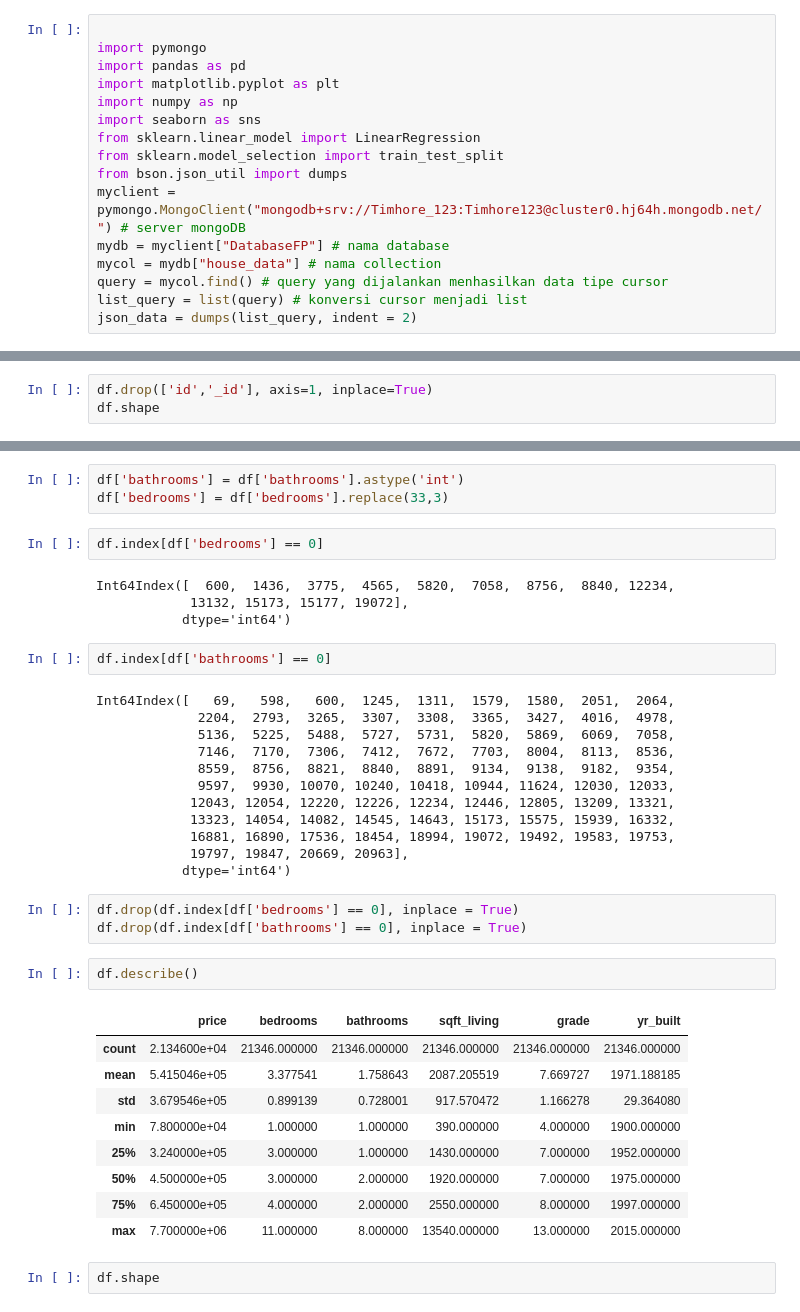
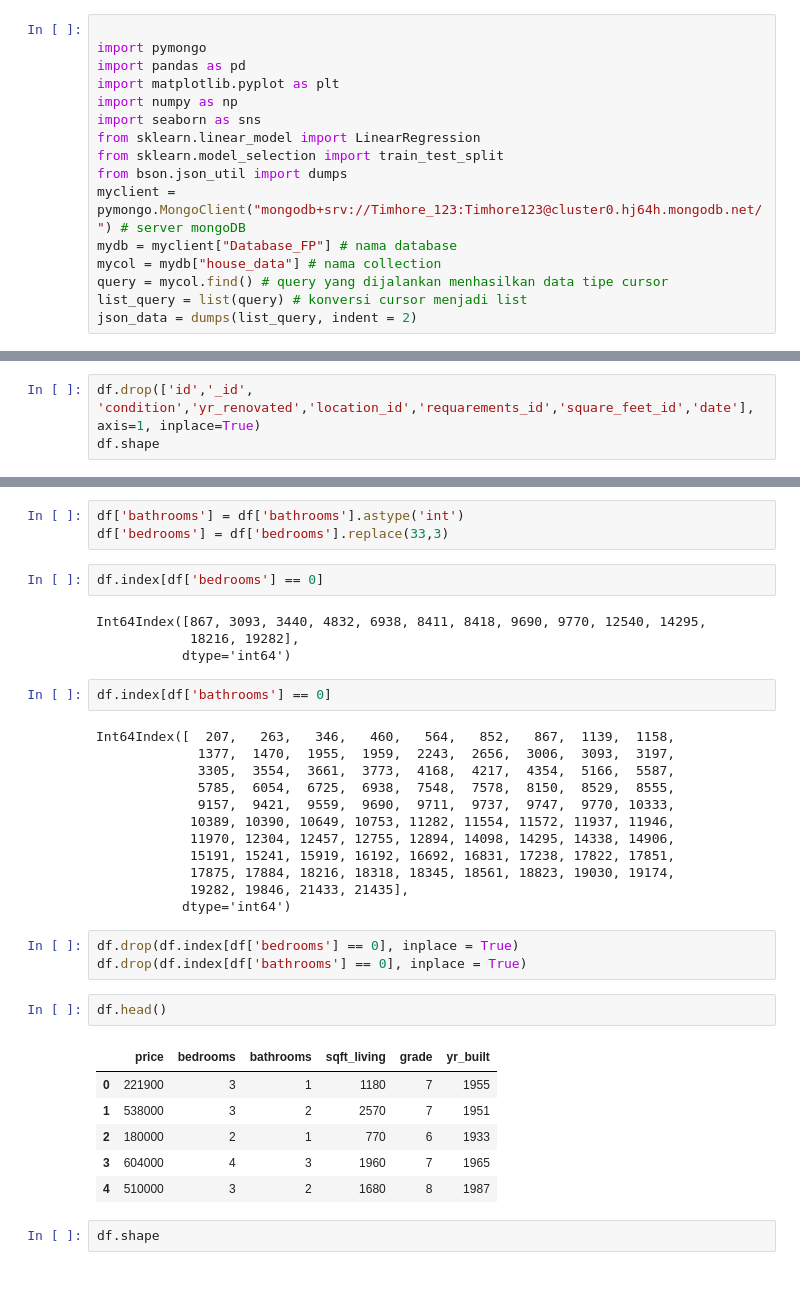
Before and after one commit to baskorocr/PrediksiHargaRumah, a Jupyter notebook: PrediksiHargaRumah.ipynb, the cells around one changed output, grey strips where cells are left out. Saved outputs shown, nothing was run; the diff lists cells and outputs as text; blank space fills up the shorter version.

```diff
--- a/PrediksiHargaRumah.ipynb
+++ b/PrediksiHargaRumah.ipynb
@@ -9,7 +9,7 @@ from sklearn.linear_model import LinearRegression
 from sklearn.model_selection import train_test_split
 from bson.json_util import dumps
 myclient = pymongo.MongoClient("mongodb+srv://Timhore_123:Timhore123@cluster0.hj64h.mongodb.net/") # server mongoDB
-mydb = myclient["DatabaseFP"] # nama database
+mydb = myclient["Database_FP"] # nama database
 mycol = mydb["house_data"] # nama collection
 query = mycol.find() # query yang dijalankan menhasilkan data tipe cursor
 list_query = list(query) # konversi cursor menjadi list
@@ -43,5 +43,5 @@ df.shape
 # %%
-df.drop(['id','_id'], axis=1, inplace=True)
+df.drop(['id','_id', 'condition','yr_renovated','location_id','requarements_id','square_feet_id','date'], axis=1, inplace=True)
 df.shape
 # %% [output]
 (21436, 6)
@@ -51,38 +51,35 @@ df['bedrooms'] = df['bedrooms'].replace(33,3)
 # %%
 df.index[df['bedrooms'] == 0]
 # %% [output]
-Int64Index([  600,  1436,  3775,  4565,  5820,  7058,  8756,  8840, 12234,
-            13132, 15173, 15177, 19072],
+Int64Index([867, 3093, 3440, 4832, 6938, 8411, 8418, 9690, 9770, 12540, 14295,
+            18216, 19282],
            dtype='int64')
 # %%
 df.index[df['bathrooms'] == 0]
 # %% [output]
-Int64Index([   69,   598,   600,  1245,  1311,  1579,  1580,  2051,  2064,
-             2204,  2793,  3265,  3307,  3308,  3365,  3427,  4016,  4978,
-             5136,  5225,  5488,  5727,  5731,  5820,  5869,  6069,  7058,
-             7146,  7170,  7306,  7412,  7672,  7703,  8004,  8113,  8536,
-             8559,  8756,  8821,  8840,  8891,  9134,  9138,  9182,  9354,
-             9597,  9930, 10070, 10240, 10418, 10944, 11624, 12030, 12033,
-            12043, 12054, 12220, 12226, 12234, 12446, 12805, 13209, 13321,
-            13323, 14054, 14082, 14545, 14643, 15173, 15575, 15939, 16332,
-            16881, 16890, 17536, 18454, 18994, 19072, 19492, 19583, 19753,
-            19797, 19847, 20669, 20963],
+Int64Index([  207,   263,   346,   460,   564,   852,   867,  1139,  1158,
+             1377,  1470,  1955,  1959,  2243,  2656,  3006,  3093,  3197,
+             3305,  3554,  3661,  3773,  4168,  4217,  4354,  5166,  5587,
+             5785,  6054,  6725,  6938,  7548,  7578,  8150,  8529,  8555,
+             9157,  9421,  9559,  9690,  9711,  9737,  9747,  9770, 10333,
+            10389, 10390, 10649, 10753, 11282, 11554, 11572, 11937, 11946,
+            11970, 12304, 12457, 12755, 12894, 14098, 14295, 14338, 14906,
+            15191, 15241, 15919, 16192, 16692, 16831, 17238, 17822, 17851,
+            17875, 17884, 18216, 18318, 18345, 18561, 18823, 19030, 19174,
+            19282, 19846, 21433, 21435],
            dtype='int64')
 # %%
 df.drop(df.index[df['bedrooms'] == 0], inplace = True)
 df.drop(df.index[df['bathrooms'] == 0], inplace = True)
 # %%
-df.describe()
+df.head()
 # %% [output]
 |  | price | bedrooms | bathrooms | sqft_living | grade | yr_built |
-| count | 2.134600e+04 | 21346.000000 | 21346.000000 | 21346.000000 | 21346.000000 | 21346.000000 |
-| mean | 5.415046e+05 | 3.377541 | 1.758643 | 2087.205519 | 7.669727 | 1971.188185 |
-| std | 3.679546e+05 | 0.899139 | 0.728001 | 917.570472 | 1.166278 | 29.364080 |
-| min | 7.800000e+04 | 1.000000 | 1.000000 | 390.000000 | 4.000000 | 1900.000000 |
-| 25% | 3.240000e+05 | 3.000000 | 1.000000 | 1430.000000 | 7.000000 | 1952.000000 |
-| 50% | 4.500000e+05 | 3.000000 | 2.000000 | 1920.000000 | 7.000000 | 1975.000000 |
-| 75% | 6.450000e+05 | 4.000000 | 2.000000 | 2550.000000 | 8.000000 | 1997.000000 |
-| max | 7.700000e+06 | 11.000000 | 8.000000 | 13540.000000 | 13.000000 | 2015.000000 |
+| 0 | 221900 | 3 | 1 | 1180 | 7 | 1955 |
+| 1 | 538000 | 3 | 2 | 2570 | 7 | 1951 |
+| 2 | 180000 | 2 | 1 | 770 | 6 | 1933 |
+| 3 | 604000 | 4 | 3 | 1960 | 7 | 1965 |
+| 4 | 510000 | 3 | 2 | 1680 | 8 | 1987 |
 # %%
 df.shape
 # %% [output]
```
Also changed, not shown: parts of 8 cells of this notebook.
